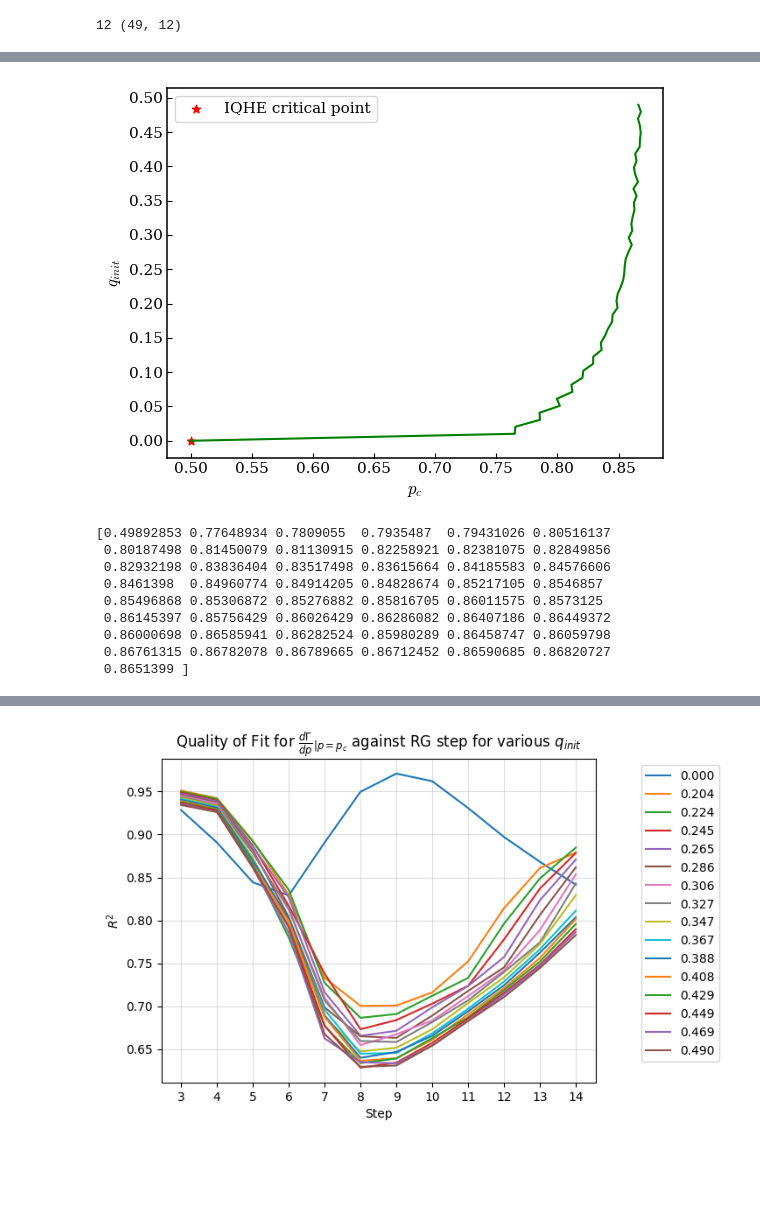
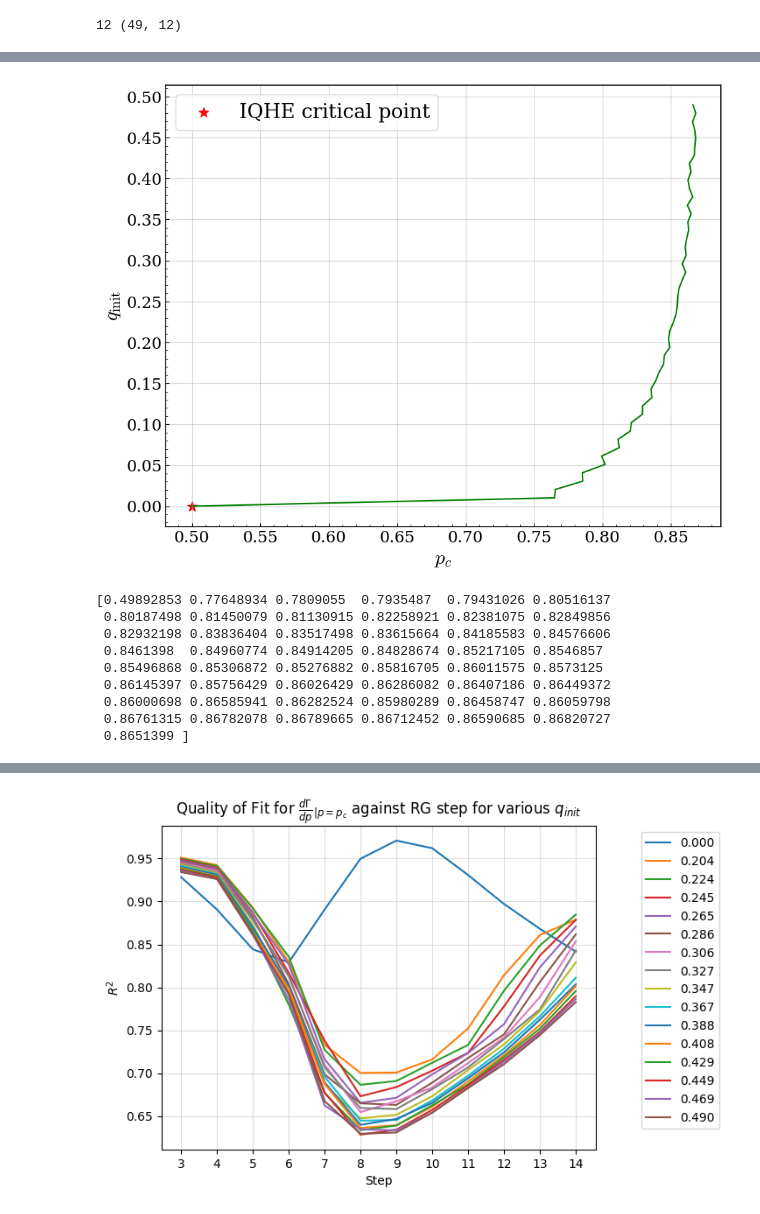
Before and after one commit to Sarkar-shreyas/PX402-RGCC, a Jupyter notebook: test_qshe.ipynb, the cells around one changed output, grey strips where cells are left out. Saved outputs shown, nothing was run; the diff lists cells and outputs as text; code cells hidden in the pictures; blank space fills up the shorter version.

```diff
--- a/test_qshe.ipynb
+++ b/test_qshe.ipynb
@@ -2081,24 +2089,27 @@ print(fits[:, 9])
 # %%
 # Plot the fit; the assumption that y = -1
 # for i in range(endcrossing-crossingstep-2)[::-1]:
 #     # print(f"i = {i}")
 #     plt.plot(fits[:, i], qgamma, label=f"Fit step {i+2} to {endcrossing-1}")
+plt.figure(figsize=(10,8))
 plt.plot(fits[:, -3], qgamma, color="g")
-plt.xlabel(r"$p_c$", fontsize=12)
-plt.ylabel(r"$q_{init}$", fontsize=12)
-plt.yticks(np.linspace(0.0, 0.5, 11))
-plt.xticks(np.linspace(0.5, 0.9, 9))
-plt.scatter(0.5, 0.0, marker="*", color="r", label="IQHE critical point")
+plt.xlabel(r"$p_c$", fontsize=20)
+plt.ylabel(r"$q_{\mathrm{init}}$", fontsize=20)
+plt.yticks(np.linspace(0.0, 0.5, 11), fontsize=16)
+plt.xticks(np.linspace(0.5, 0.9, 9), fontsize=16)
+plt.scatter(0.5, 0.0, marker="*", color="r", s=100, label="IQHE critical point")
 # plt.title(r"$q_{init}$ vs fit intercept")
-plt.legend(loc="upper left")
+plt.legend(loc="upper left", fontsize=20)
 # plt.savefig(f"{plotdir}/Nu/fitted_pc.png", dpi=150)
-plt.savefig("./report/fitted_pc.pdf", dpi=150)
+plt.minorticks_on()
+plt.grid(alpha=0.5)
+plt.savefig("./report/fitted_pc.pdf", dpi=150, bbox_inches="tight")
 plt.show()
 print(fits[:, -2])
 # print(fits[:, 9])
 # qgamma = qs[0:25]
 # %% [output]
-[figure, old version]
+[figure, new version]
 [0.49892853 0.77648934 0.7809055  0.7935487  0.79431026 0.80516137
  0.80187498 0.81450079 0.81130915 0.82258921 0.82381075 0.82849856
  0.82932198 0.83836404 0.83517498 0.83615664 0.84185583 0.84576606
```
Also changed, not shown: parts of 11 cells of this notebook, 6 other files.
